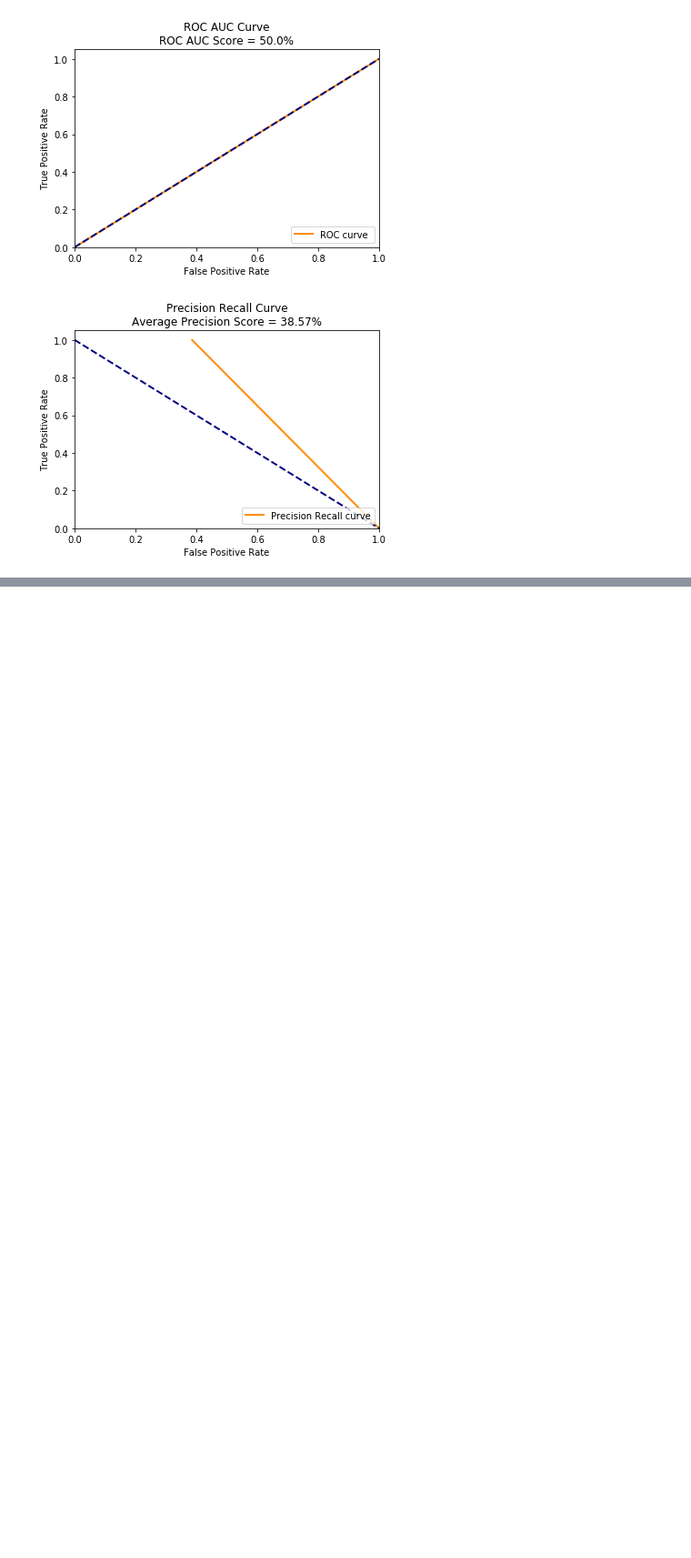
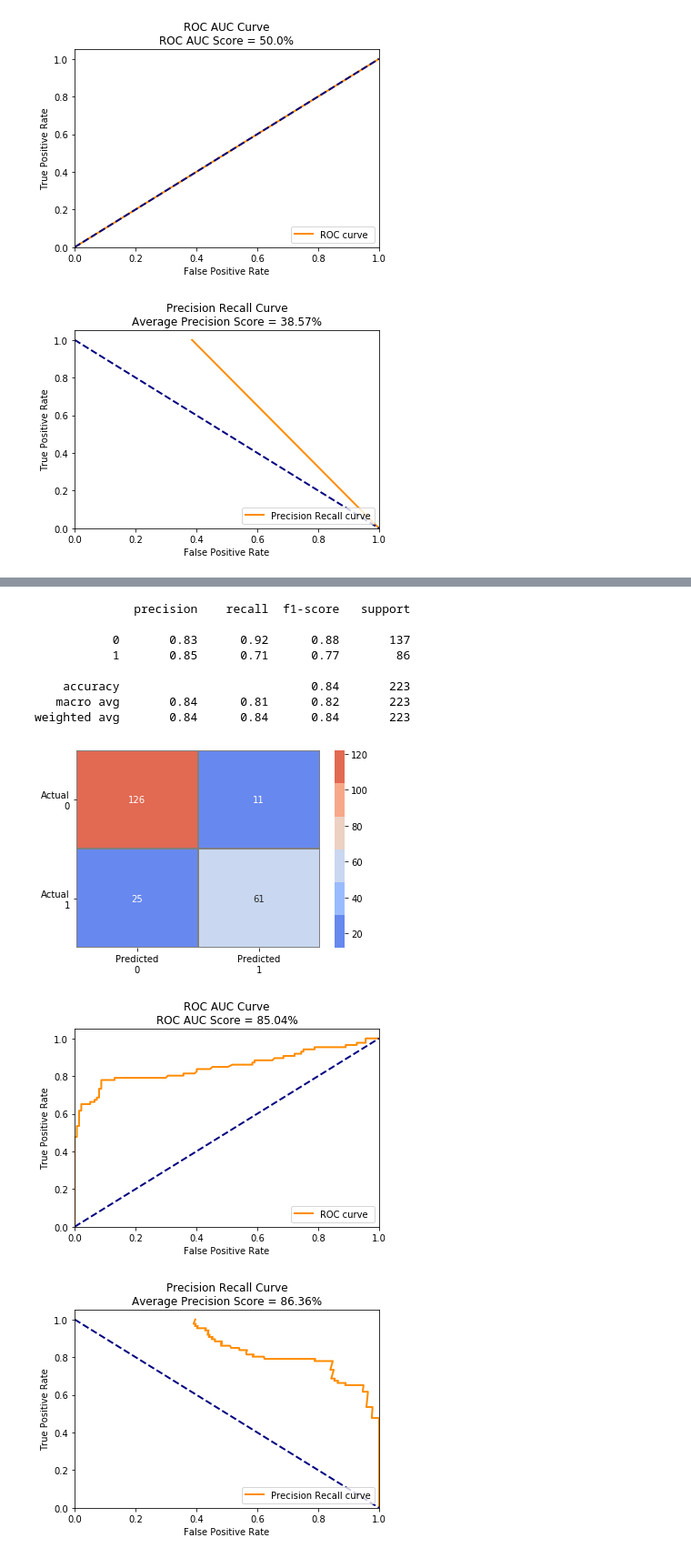
Before and after one commit to crawftv/crawto, a Jupyter notebook: CrawtoDS_output.ipynb, the cells around one changed output, grey strips where cells are left out. Shown at 91% size. Saved outputs shown, nothing was run; the diff lists cells and outputs as text; code cells hidden in the pictures; blank space fills up the shorter version.

Commit message:
added svm and gradient boosting classifier to crawtoDS, changed classification to binary classification

```diff
--- a/CrawtoDS_output.ipynb
+++ b/CrawtoDS_output.ipynb
@@ -118,0 +121,14 @@ test
+# %%
+c.transformed_gradient_booster()
+# %% [output]
+              precision    recall  f1-score   support
+
+           0       0.83      0.92      0.88       137
+           1       0.85      0.71      0.77        86
+
+    accuracy                           0.84       223
+   macro avg       0.84      0.81      0.82       223
+weighted avg       0.84      0.84      0.84       223
+[figure, added]
+[figure, added]
+[figure, added]
```
Also changed, not shown: parts of 9 cells of this notebook, 2 other files.
